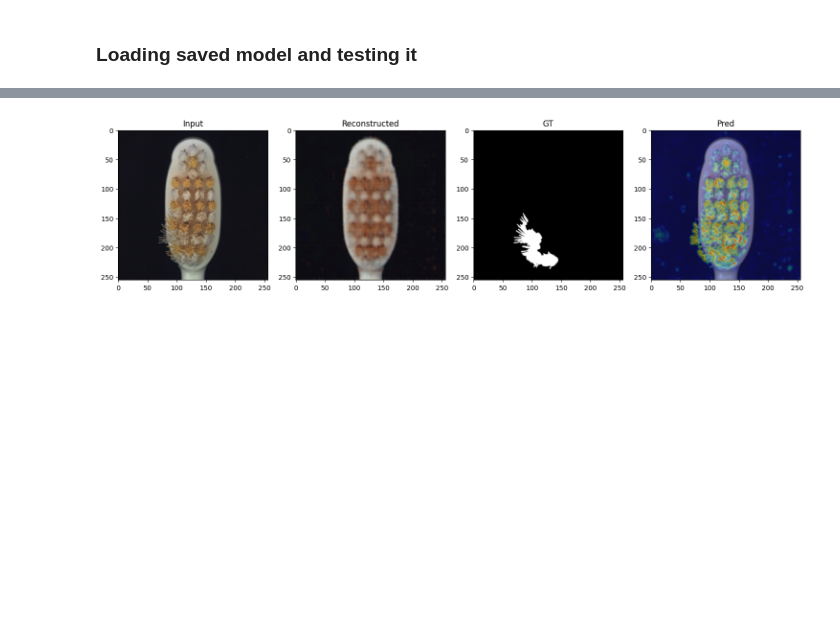
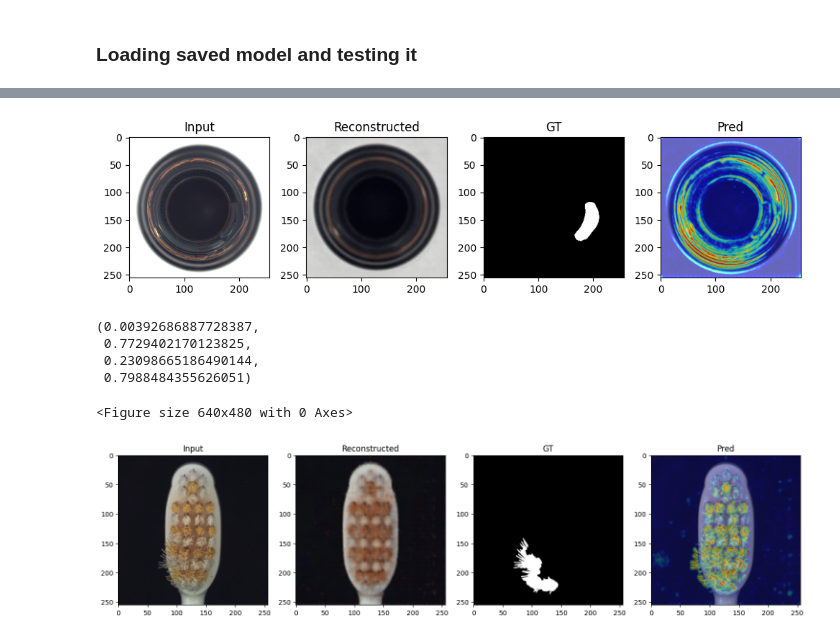
Before and after one commit to thiago-buarqque/projeto-2024.1, a Jupyter notebook: src/vit_training.ipynb, the cells around one changed output, grey strips where cells are left out. Saved outputs shown, nothing was run; the diff lists cells and outputs as text; code cells hidden in the pictures; blank space fills up the shorter version.

```diff
--- a/src/vit_training.ipynb
+++ b/src/vit_training.ipynb
@@ -170,6 +170,10 @@ def test_reconstruction(class_name: str, epoch: int, model: Model, test_loader:
 
     model.train()
 
+    del input_batch
+    del mask_batch
+    del has_anomaly_batch
+
     # Flatten the lists of arrays
     ssim_maps_array = np.concatenate(ssim_maps_list)
     ground_truth_array = np.concatenate(ground_truth_list)
@@ -349,2 +339,9 @@ Start training for object "zipper"
 # %%
-# test_reconstruction(class_name, -1, model, test_loader, save_fig=False, plot=True)
+test_reconstruction(class_name, -1, model, test_loader, save_fig=False, plot=True)
+# %% [output]
+[figure, added]
+(0.00392686887728387,
+ 0.7729402170123825,
+ 0.23098665186490144,
+ 0.7988484355626051)
+<Figure size 640x480 with 0 Axes>
```
Also changed, not shown: parts of 10 cells of this notebook, 4 other files.
